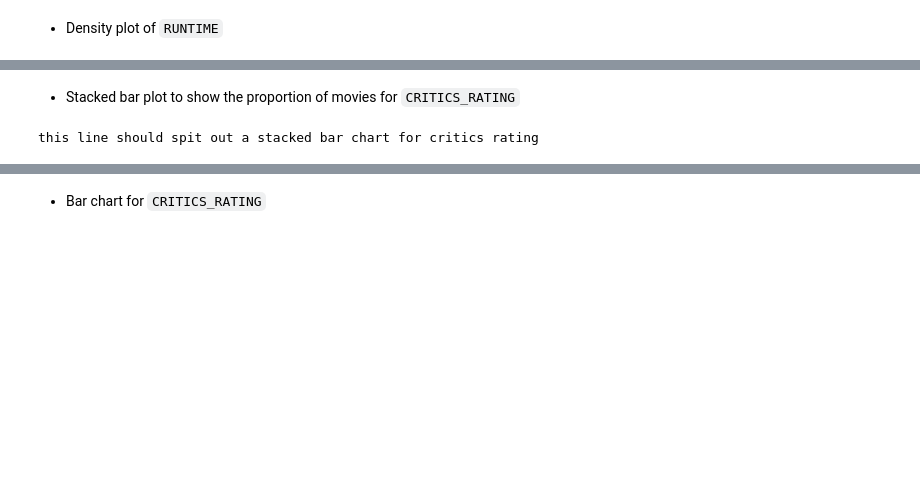
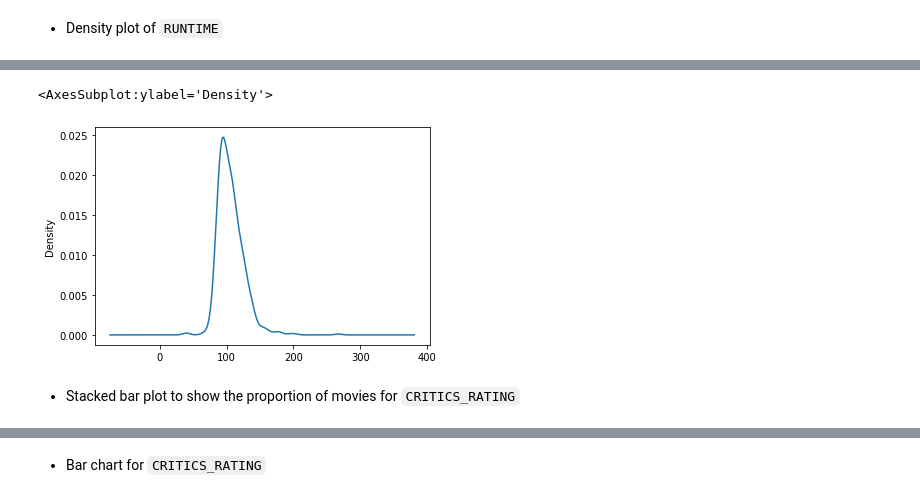
Before and after one commit to DevvyDont/DataMining, a Jupyter notebook: A1/A1_Group_Zamorano.ipynb, the cells around one changed output, grey strips where cells are left out. Cells and saved outputs as stored; diff of their text form; code cells hidden in the pictures; blank space fills up the shorter version.

```diff
--- a/A1/A1_Group_Zamorano.ipynb
+++ b/A1/A1_Group_Zamorano.ipynb
@@ -639,6 +731,9 @@ this line should spit out a density plot of runtime
+# %%
+col = data[RUNTIME][1:]
+col = col.astype(float)
+col.plot.density()
+# %% [output]
+<AxesSubplot:ylabel='Density'>
+[figure, added]
 # %% [markdown]
 - Stacked bar plot to show the proportion of movies for `CRITICS_RATING`
-# %%
-print('this line should spit out a stacked bar chart for critics rating')
-# %% [output]
-this line should spit out a stacked bar chart for critics rating
```
Also changed, not shown: parts of 29 cells of this notebook.
